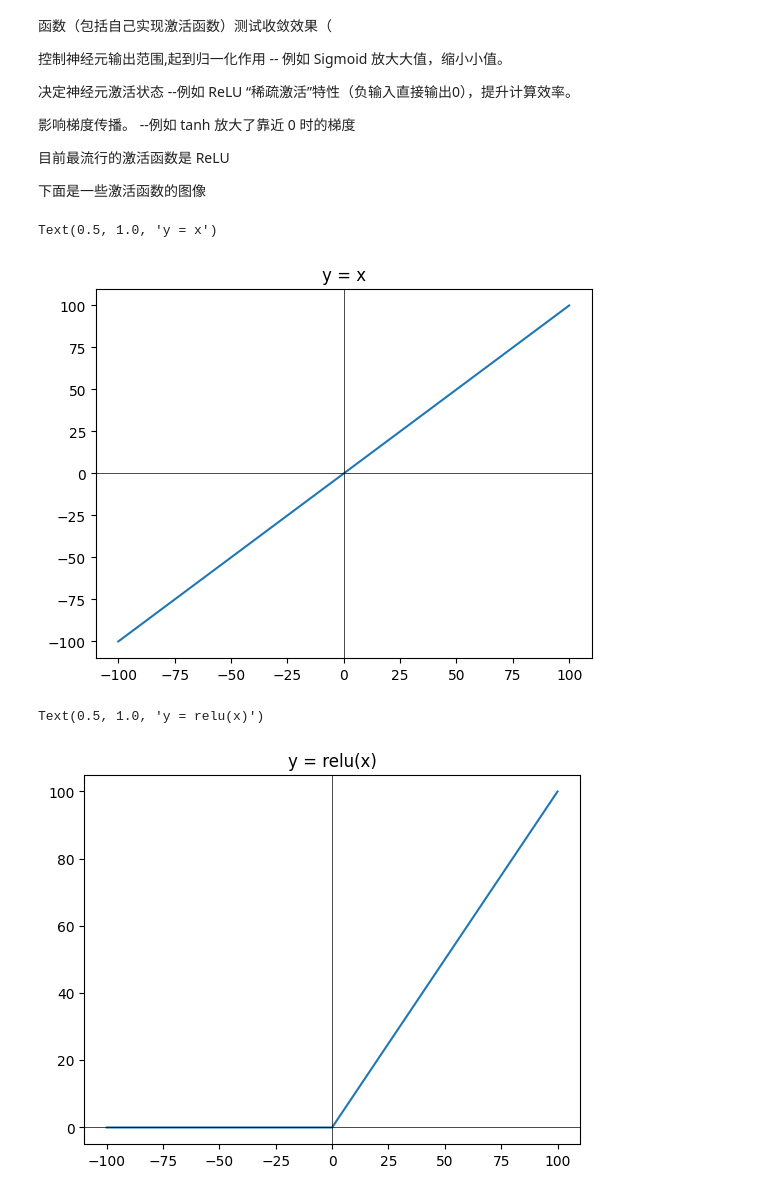
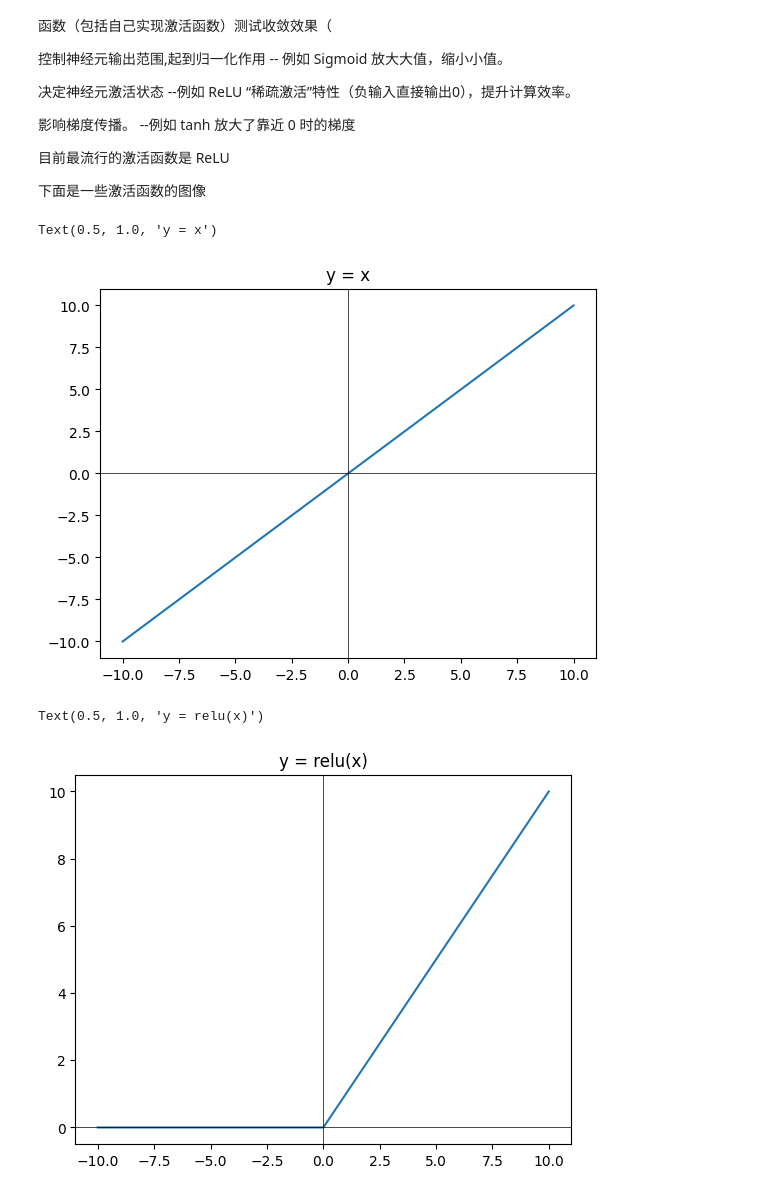
Before and after one commit to KarisAya/NeuralNetwork, a Jupyter notebook: notebooks/3.多层感知器.ipynb, the cells around one changed output. Drawn from its saved outputs; the diff is of its cells as text; code cells hidden in the pictures.

```diff
--- a/notebooks/3.多层感知器.ipynb
+++ b/notebooks/3.多层感知器.ipynb
@@ -124,16 +124,16 @@ plt.show()
 # %%
 import torch
 import matplotlib.pyplot as plt
 
-i = torch.linspace(-100, 100, 201)
+i = torch.linspace(-10, 10, 201)
 
 plt.plot(i, i)
 plt.axhline(0, color="black", linewidth=0.5)
 plt.axvline(0, color="black", linewidth=0.5)
 plt.title("y = x")
 # %% [output]
 Text(0.5, 1.0, 'y = x')
-[figure, old version]
+[figure, new version]
 # %%
 plt.plot(i, torch.relu(i))
 plt.axhline(0, color="black", linewidth=0.5)
@@ -141,7 +141,7 @@ plt.axvline(0, color="black", linewidth=0.5)
 plt.title("y = relu(x)")
 # %% [output]
 Text(0.5, 1.0, 'y = relu(x)')
-[figure, old version]
+[figure, new version]
 # %%
 plt.plot(i, torch.sigmoid(i))
 plt.axhline(0, color="black", linewidth=0.5)
```
Also changed, not shown: parts of 7 cells of this notebook, 4 other files.
